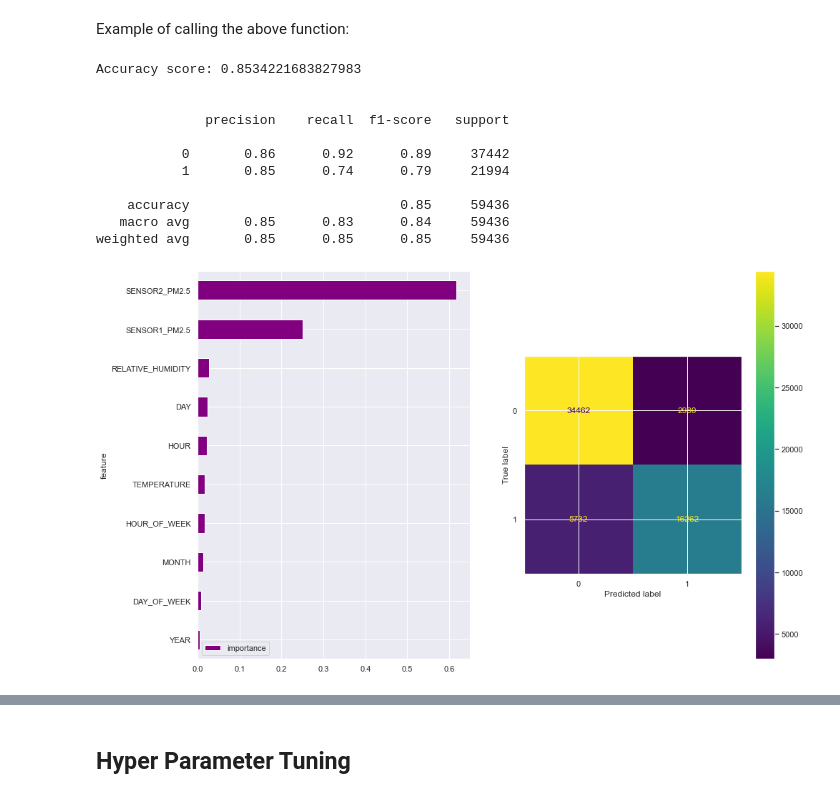
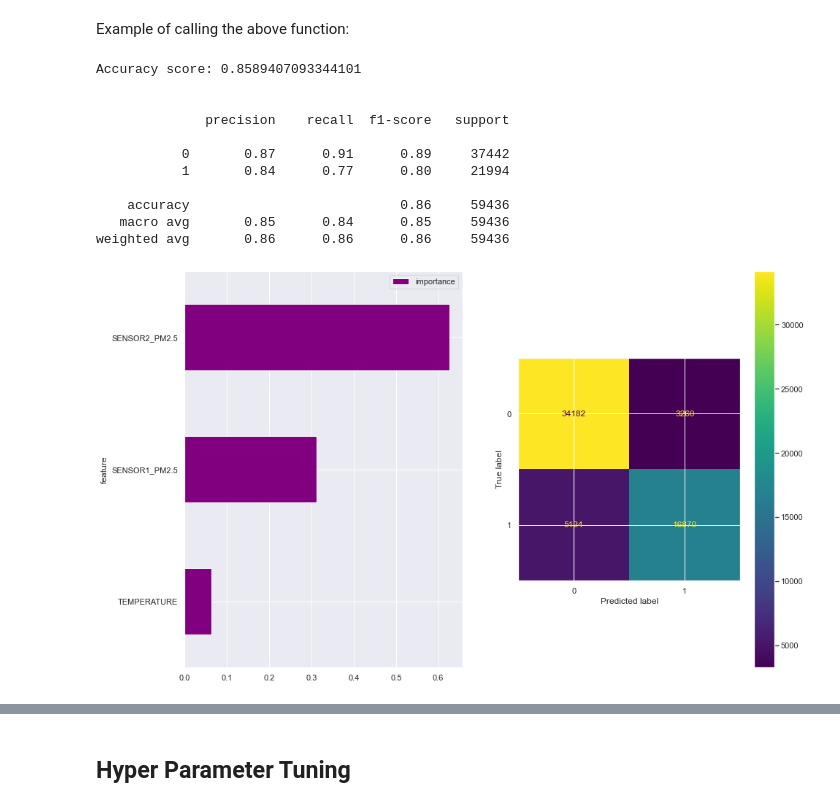
Before and after one commit to JessWN/UmojaHack2022-TeamVyrodok, a Jupyter notebook: challenge.ipynb, the cells around one changed output, grey strips where cells are left out. Drawn from its saved outputs; the diff is of its cells as text; code cells hidden in the pictures.

```diff
--- a/challenge.ipynb
+++ b/challenge.ipynb
@@ -326,19 +342,0 @@ test_df2.head()
-# %%
-
-X = train_df3
-y = train_df1.OFFSET_FAULT
-
-# Splitting the data into training and testing sets
-X_train, X_test, y_train, y_test = train_test_split(X, y, test_size = 0.2, random_state = 42)
-
-# Instantiating the model
-clf = RandomForestClassifier(max_depth = 3, random_state = 0)
-clf.fit(X_train, y_train)
-
-# Making predictions
-y_pred = clf.predict(X_test)
-
-# Measuring the accuracy of the model
-print(f'Accuracy score: {accuracy_score(y_test, y_pred)}')
-print('\n')
-print(f'{classification_report(y_test, y_pred)}')
@@ -512,10 +461,10 @@ def rfc_model(_df,
     df = _df.copy(deep=True)
 
     # Splitting the dataset into X & y
-    X = train_df[[col for col in train_df.columns if col not in\
+    X = df[[col for col in df.columns if col not in\
         ['OFFSET_FAULT', 'ID', 'DATETIME']
         ]]
-    y = train_df['OFFSET_FAULT']
+    y = df['OFFSET_FAULT']
 
     #Splitting the data into training & testing sets.
     X_train, X_test, y_train, y_test = train_test_split(X, y, test_size=0.2,
@@ -551,38 +500,44 @@ def rfc_model(_df,
 
     # plt.show()
 
-    return rfc
+    # Return the fitted model & the X-variable features DF
+    return rfc, X
 # %% [markdown]
 Example of calling the above function:
 # %%
 #Create columns as per the preparation function
 train_df = prepare_df(raw_train_df)
 
-#Fill the Nan values using mean values
-train_df = fill_na_mean(train_df)
+#Fill the Nan values  in temp & humidity using mean values
+# train_df = fill_na_mean(train_df)
+#Fill Nan values with zeroes
+train_df = fill_na_na(train_df)
+
+#Bin the continuous features
+# train_df = bin_df(train_df)
 
 #At this point, we can select specific columns to be used in the fitting.
 #We can experiment by using the SENSOR1_PM2.5, SENSOR2_PM2.5, TEMPERATURE & HOUR columns
 # NOTE that the OFFSET_FAULT column should always be included
-# model_cols = ['SENSOR1_PM2.5', 'SENSOR2_PM2.5', 'TEMPERATURE', 'HOUR', 'OFFSET_FAULT']
+model_cols = ['SENSOR1_PM2.5', 'SENSOR2_PM2.5', 'TEMPERATURE', 'OFFSET_FAULT']
 
 #If we want to use all columns, uncomment the line below
-model_cols = [col for col in train_df.columns]
+# model_cols = [col for col in train_df.columns]
 
 # The following columns are removed in the function itself: ID, DATETIME
 
-#Fit the model
-rfc_ = rfc_model(train_df[model_cols])
+#Fit the model. Return fitted model & the X-variable features DF.
+rfc, X_rfc = rfc_model(train_df[model_cols])
 # %% [output]
-Accuracy score: 0.8534221683827983
+Accuracy score: 0.8589407093344101
 
 
               precision    recall  f1-score   support
 
-           0       0.86      0.92      0.89     37442
-           1       0.85      0.74      0.79     21994
+           0       0.87      0.91      0.89     37442
+           1       0.84      0.77      0.80     21994
 
-    accuracy                           0.85     59436
-   macro avg       0.85      0.83      0.84     59436
-weighted avg       0.85      0.85      0.85     59436
+    accuracy                           0.86     59436
+   macro avg       0.85      0.84      0.85     59436
+weighted avg       0.86      0.86      0.86     59436
-[figure, old version]
+[figure, new version]
```
Also changed, not shown: parts of 46 cells of this notebook.
